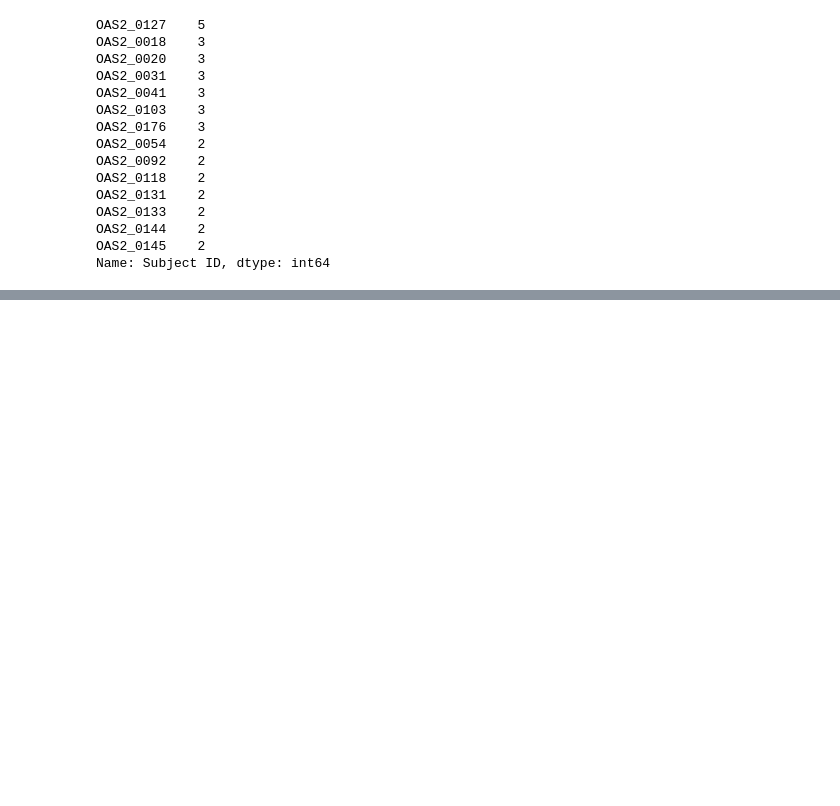
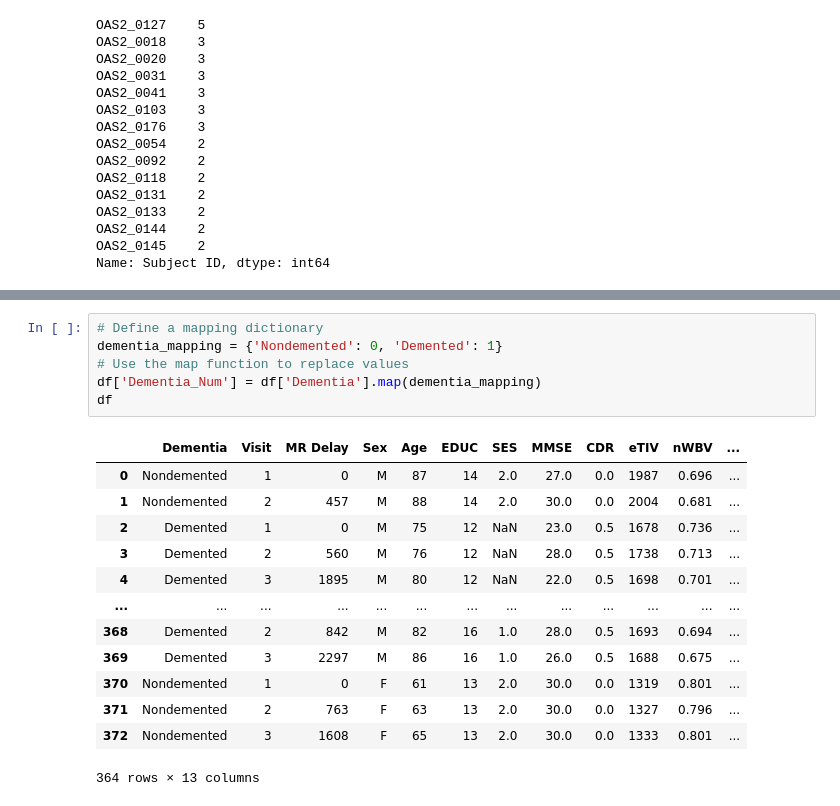
Before and after one commit to ANISHG-26/ELG6131-Dementia-EDA, a Jupyter notebook: ELG_6131_Dementia_EDA.ipynb, the cells around one changed output, grey strips where cells are left out. Cells and saved outputs as stored; diff of their text form; blank space fills up the shorter version.

```diff
--- a/ELG_6131_Dementia_EDA.ipynb
+++ b/ELG_6131_Dementia_EDA.ipynb
@@ -163,0 +265,20 @@ Name: Subject ID, dtype: int64
+# %%
+# Define a mapping dictionary
+dementia_mapping = {'Nondemented': 0, 'Demented': 1}
+# Use the map function to replace values
+df['Dementia_Num'] = df['Dementia'].map(dementia_mapping)
+df
+# %% [output]
+|  | Dementia | Visit | MR Delay | Sex | Age | EDUC | SES | MMSE | CDR | eTIV | nWBV | ... |
+| 0 | Nondemented | 1 | 0 | M | 87 | 14 | 2.0 | 27.0 | 0.0 | 1987 | 0.696 | ... |
+| 1 | Nondemented | 2 | 457 | M | 88 | 14 | 2.0 | 30.0 | 0.0 | 2004 | 0.681 | ... |
+| 2 | Demented | 1 | 0 | M | 75 | 12 | NaN | 23.0 | 0.5 | 1678 | 0.736 | ... |
+| 3 | Demented | 2 | 560 | M | 76 | 12 | NaN | 28.0 | 0.5 | 1738 | 0.713 | ... |
+| 4 | Demented | 3 | 1895 | M | 80 | 12 | NaN | 22.0 | 0.5 | 1698 | 0.701 | ... |
+| ... | ... | ... | ... | ... | ... | ... | ... | ... | ... | ... | ... | ... |
+| 368 | Demented | 2 | 842 | M | 82 | 16 | 1.0 | 28.0 | 0.5 | 1693 | 0.694 | ... |
+| 369 | Demented | 3 | 2297 | M | 86 | 16 | 1.0 | 26.0 | 0.5 | 1688 | 0.675 | ... |
+| 370 | Nondemented | 1 | 0 | F | 61 | 13 | 2.0 | 30.0 | 0.0 | 1319 | 0.801 | ... |
+| 371 | Nondemented | 2 | 763 | F | 63 | 13 | 2.0 | 30.0 | 0.0 | 1327 | 0.796 | ... |
+| 372 | Nondemented | 3 | 1608 | F | 65 | 13 | 2.0 | 30.0 | 0.0 | 1333 | 0.801 | ... |
+364 rows × 13 columns
```
Also changed, not shown: parts of 20 cells of this notebook.
